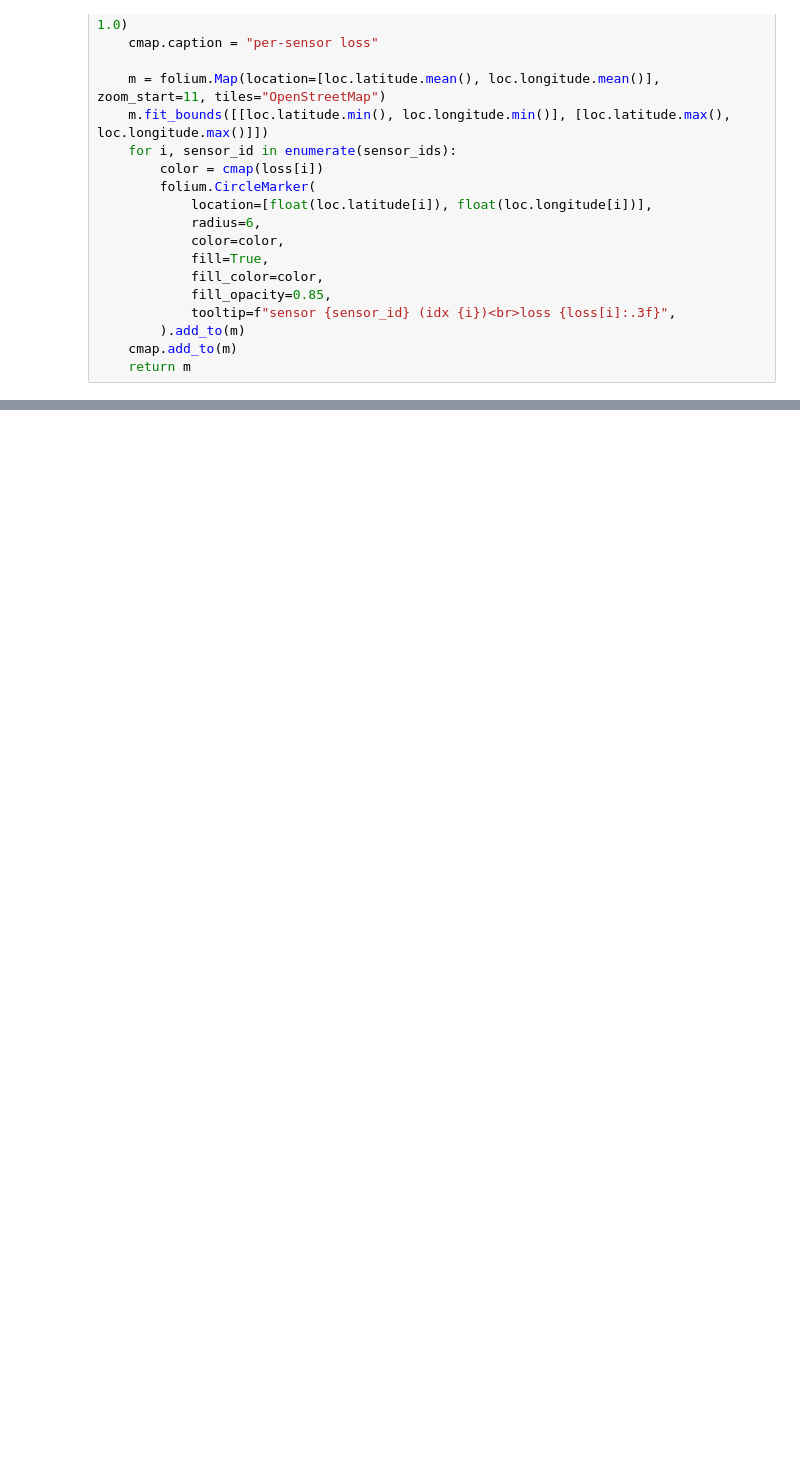
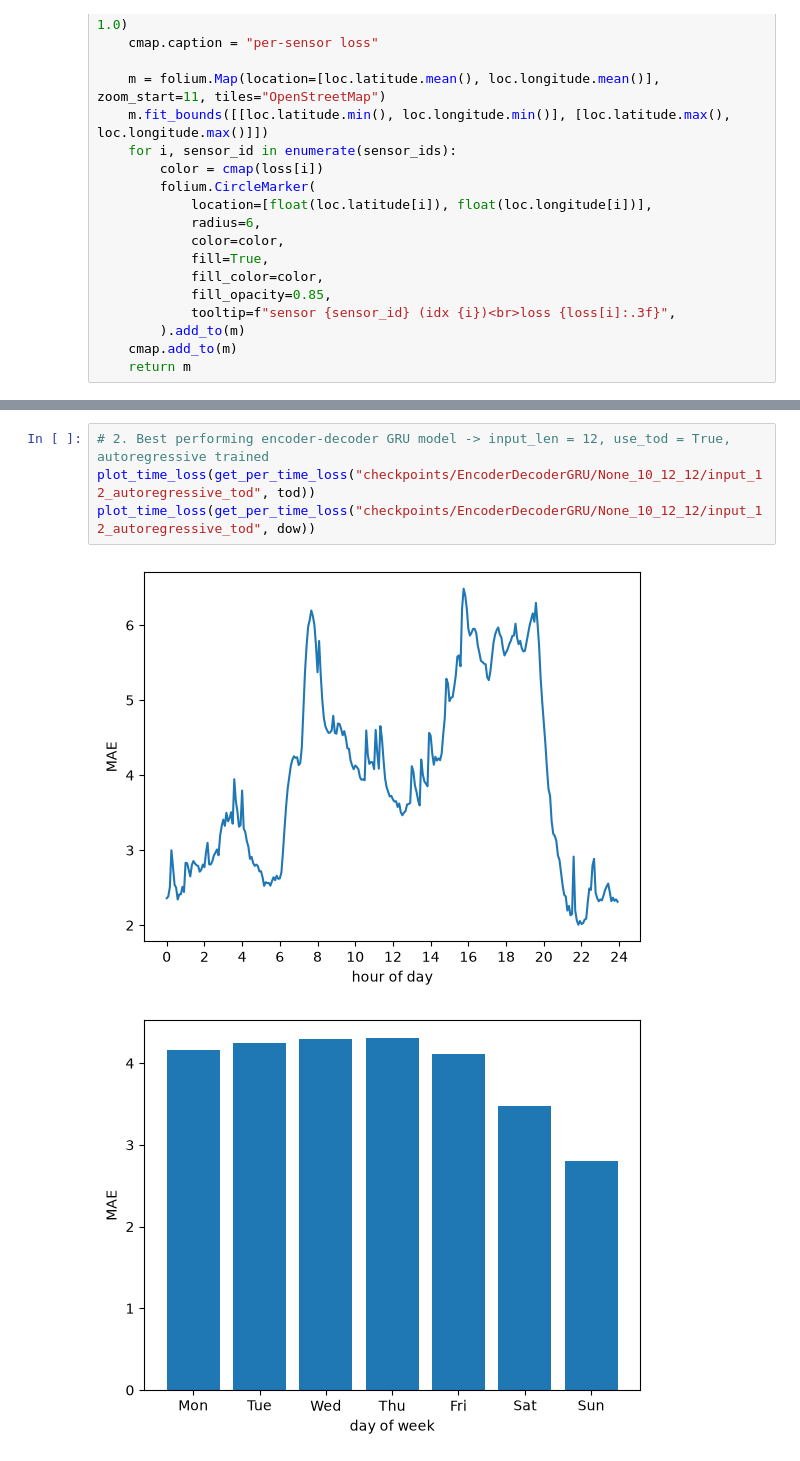
Before and after one commit to EduardCavasi/Spatial-Dependency-Modelling-in-Multivariate-Time-Series, a Jupyter notebook: notebooks/baseline_models_2.ipynb, the cells around one changed output, grey strips where cells are left out. Cells and saved outputs as stored; diff of their text form; blank space fills up the shorter version.

```diff
--- a/notebooks/baseline_models_2.ipynb
+++ b/notebooks/baseline_models_2.ipynb
@@ -138,0 +193,7 @@ plot_sensor_loss(per_sensor_loss)
+# %%
+# 2. Best performing encoder-decoder GRU model -> input_len = 12, use_tod = True, autoregressive trained
+plot_time_loss(get_per_time_loss("checkpoints/EncoderDecoderGRU/None_10_12_12/input_12_autoregressive_tod", tod))
+plot_time_loss(get_per_time_loss("checkpoints/EncoderDecoderGRU/None_10_12_12/input_12_autoregressive_tod", dow))
+# %% [output]
+[figure, added]
+[figure, added]
```
Also changed, not shown: parts of 12 cells of this notebook, 1 other file.
